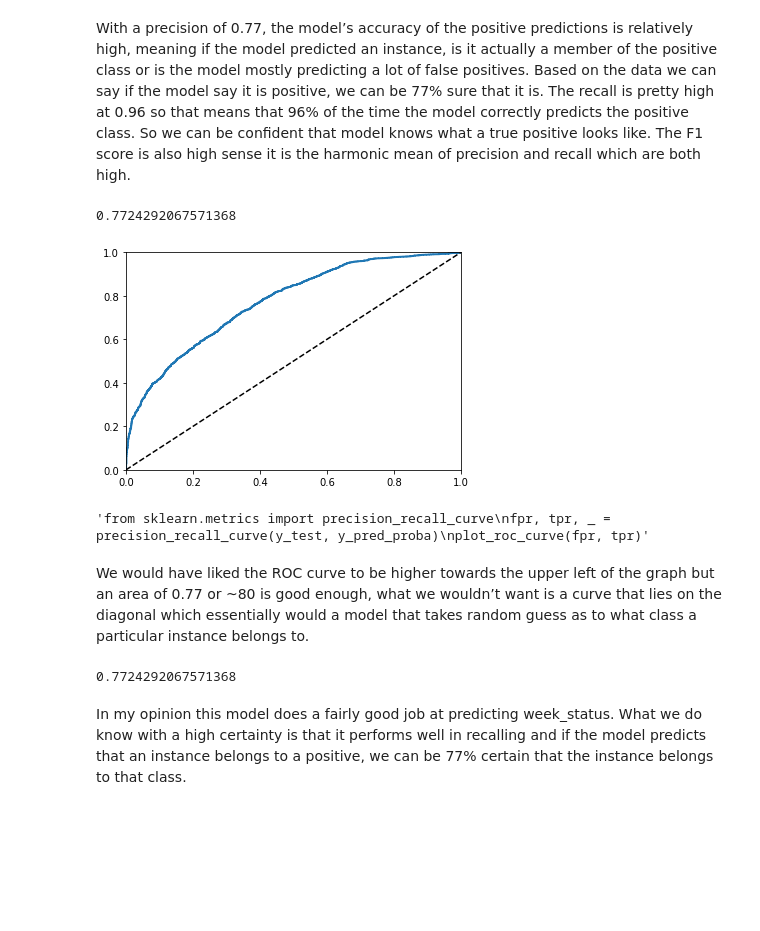
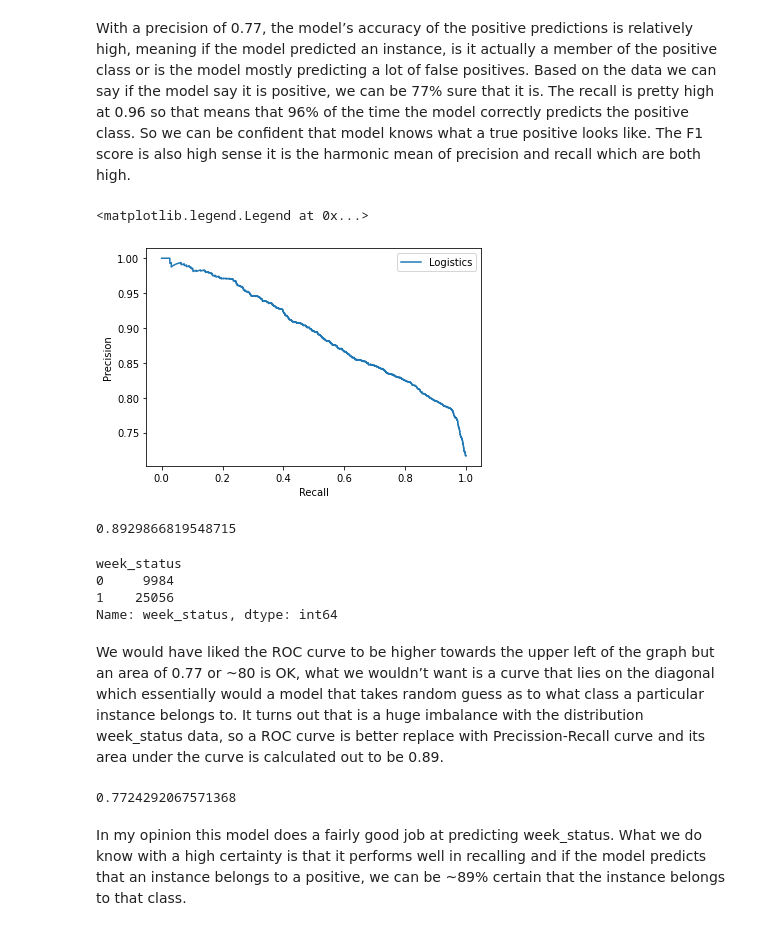
Before and after one commit to cvrl10/MLA_CPA, a Jupyter notebook: MLA2_CPA.ipynb, the cells around one changed output. Cells and saved outputs as stored; diff of their text form; code cells hidden in the pictures; blank space fills up the shorter version.

```diff
--- a/MLA2_CPA.ipynb
+++ b/MLA2_CPA.ipynb
@@ -300,24 +300,34 @@ def plot_roc_curve(fpr,tpr):
   plt.ylim([0.0, 1.0])
 # %%
 y_pred_proba = pipeline.predict_proba(X_test)[::,1]
-# %%
-fpr, tpr, _ = roc_curve(y_test, y_pred_proba)
-plot_roc_curve(fpr, tpr)
-print(roc_auc_score(y_test, y_pred_proba))
-# %% [output]
-0.7724292067571368
-[figure, removed]
 # %%
-'''from sklearn.metrics import precision_recall_curve
-fpr, tpr, _ = precision_recall_curve(y_test, y_pred_proba)
-plot_roc_curve(fpr, tpr)'''
+from sklearn.metrics import precision_recall_curve, auc
+logistic_regression_precision, logistic_regression_recall, _ = precision_recall_curve(y_test, y_pred_proba)
-# %% [output]
-'from sklearn.metrics import precision_recall_curve\nfpr, tpr, _ = precision_recall_curve(y_test, y_pred_proba)\nplot_roc_curve(fpr, tpr)'
+# %%
+plt.plot(logistic_regression_recall, logistic_regression_precision, label='Logistics')
+plt.xlabel('Recall')
+plt.ylabel('Precision')
+plt.legend()
+# %% [output]
+<matplotlib.legend.Legend at 0x...>
+[figure, added]
+# %%
+auc(logistic_regression_recall, logistic_regression_precision)
+# %% [output]
+0.8929866819548715
+# %%
+distribution = df['week_status'].groupby(df['week_status']).count()
+distribution
+# %% [output]
+week_status
+0     9984
+1    25056
+Name: week_status, dtype: int64
 # %% [markdown]
-We would have liked the ROC curve to be higher towards the upper left of the graph but an area of 0.77 or ~80 is good enough, what we wouldn’t want is a curve that lies on the diagonal which essentially would a model that takes random guess as to what class a particular instance belongs to.
+We would have liked the ROC curve to be higher towards the upper left of the graph but an area of 0.77 or ~80 is OK, what we wouldn’t want is a curve that lies on the diagonal which essentially would a model that takes random guess as to what class a particular instance belongs to. It turns out that is a huge imbalance with the distribution week_status data, so a ROC curve is better replace with Precission-Recall curve and its area under the curve is calculated out to be 0.89.
 # %%
 print(roc_auc_score(y_test, y_pred_proba))
 # %% [output]
 0.7724292067571368
 # %% [markdown]
-In my opinion this model does a fairly good job at predicting week_status. What we do know with a high certainty is that it performs well in recalling and if the model predicts that an instance belongs to a positive, we can be 77% certain that the instance belongs to that class.
+In my opinion this model does a fairly good job at predicting week_status. What we do know with a high certainty is that it performs well in recalling and if the model predicts that an instance belongs to a positive, we can be ~89% certain that the instance belongs to that class.
```
Also changed, not shown: parts of 1 cell of this notebook.
